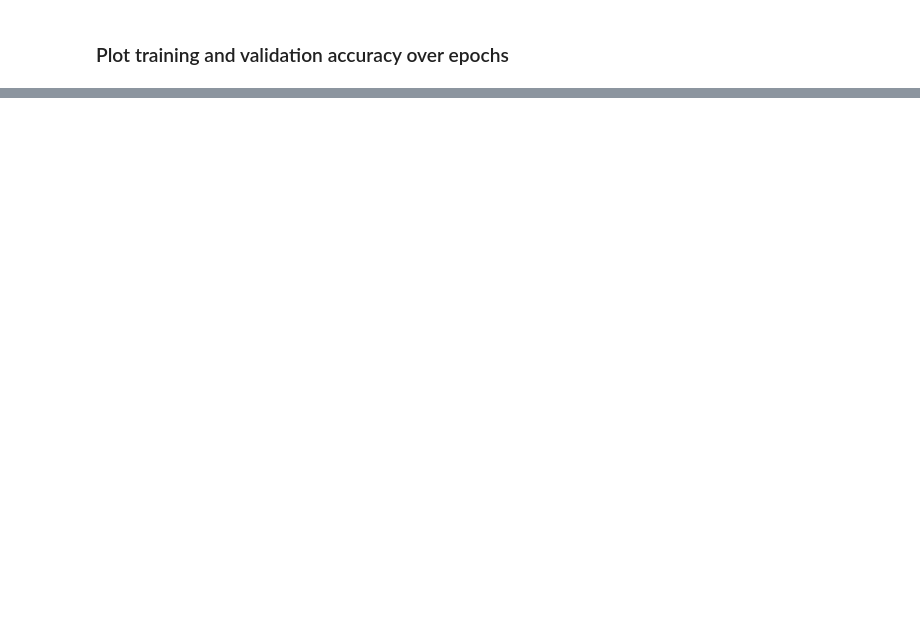
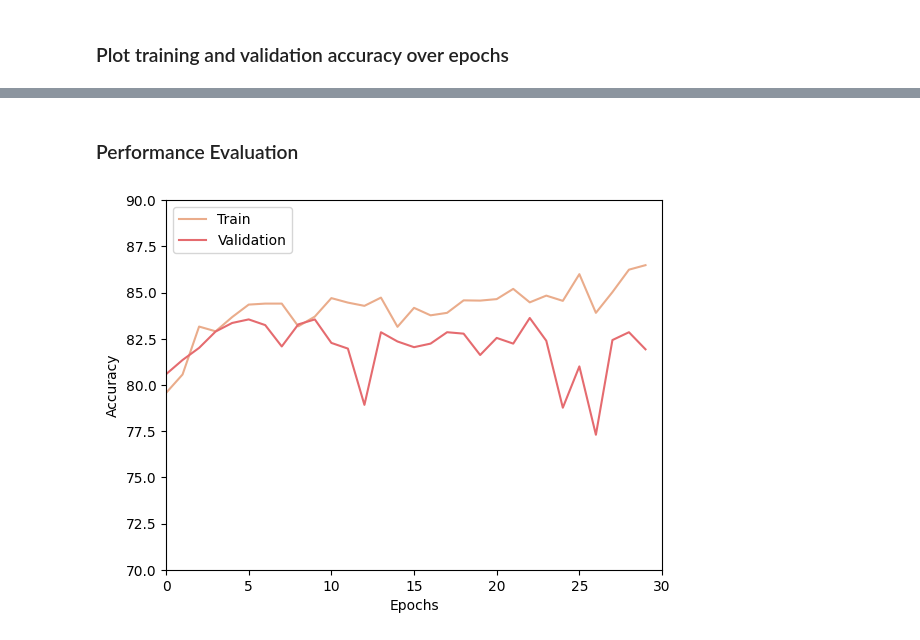
Before and after one commit to gpostill/Datathon5, a Jupyter notebook: Datathon5.ipynb, the cells around one changed output, grey strips where cells are left out. Saved outputs shown, nothing was run; the diff lists cells and outputs as text; code cells hidden in the pictures; blank space fills up the shorter version.

```diff
--- a/Datathon5.ipynb
+++ b/Datathon5.ipynb
@@ -45,7 +45,8 @@ warnings.filterwarnings('ignore')
 Drive already mounted at /content/drive; to attempt to forcibly remount, call drive.mount("/content/drive", force_remount=True).
 # %%
 # Load the CSV file into a DataFrame
-df = pd.read_csv("drive/My Drive/mhealth.csv") #Gemma
+# df = pd.read_csv("drive/My Drive/mhealth.csv") #Gemma
+df = pd.read_csv('/content/drive/MyDrive/Colab Notebooks/Datathon 5/mhealth.csv') #Emily
 
 df.head() #Visualizing the first few rows of the data
 # %% [output]
@@ -762,7 +915,7 @@ from torch.utils.data import TensorDataset, DataLoader
 input_size = len(sensor_columns)
 hidden_size = 128  # Number of hidden units in RNN
 num_classes = 4  # For four-class classification
-epochs = 100
+epochs = 30
 learning_rate = 0.001
 batch_size = 256
 landa = 0.001  # Regularization term (lambda)
@@ -884,8 +1055,14 @@ for epoch in range(epochs):
+# %% [markdown]
+### Performance Evaluation
 # %%
 # Plot training and validation accuracy over epochs
 plt.plot([i for i in range(len(train_accuracy_list))], train_accuracy_list, label="Train")
 plt.plot([i for i in range(len(validation_accuracy_list))], validation_accuracy_list, label="Validation")
 plt.legend(loc="upper left")
 plt.xlabel('Epochs')
 plt.ylabel('Accuracy')
+plt.xlim([0,30])
+plt.ylim([70,90])
 plt.show()
+# %% [output]
+[figure, added]
```
Also changed, not shown: parts of 41 cells of this notebook.
